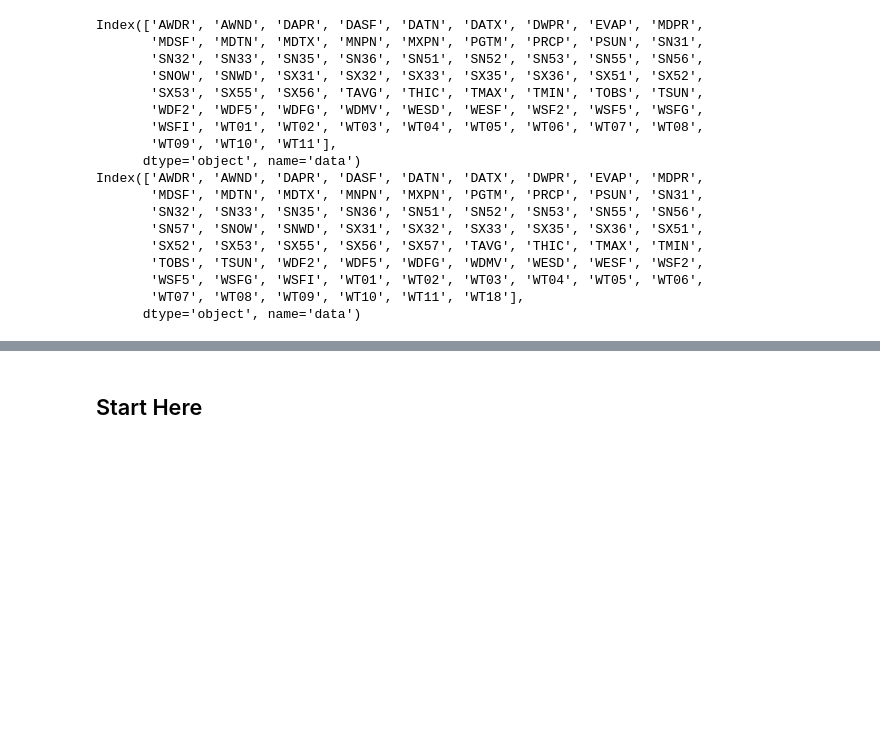
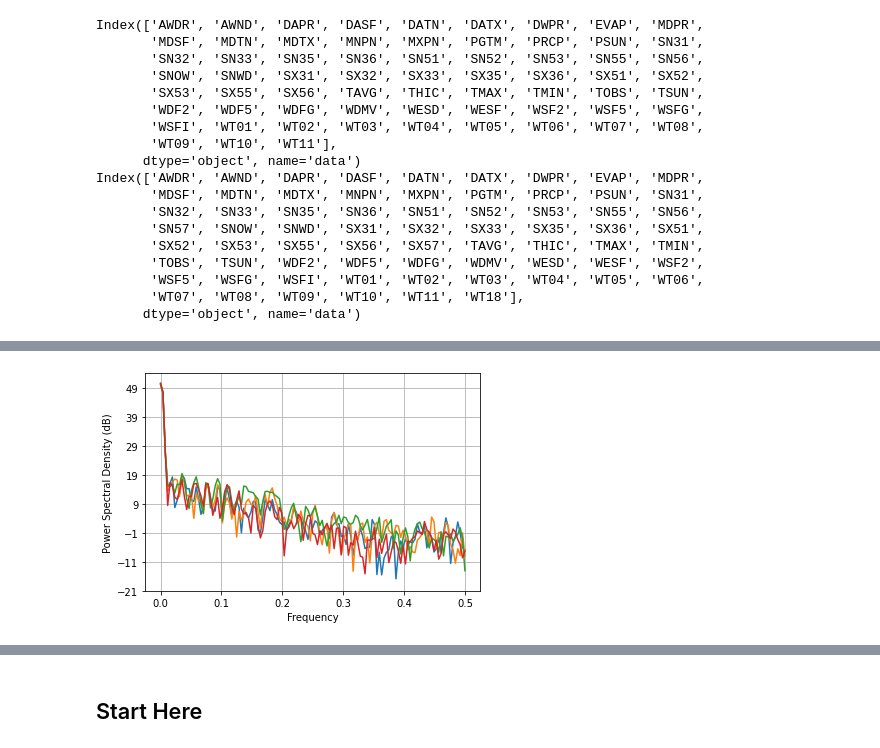
Before and after one commit to athena-ye/Historical-Data, a Jupyter notebook: Historical Data.ipynb, the cells around one changed output, grey strips where cells are left out. Saved outputs shown, nothing was run; the diff lists cells and outputs as text; code cells hidden in the pictures; blank space fills up the shorter version.

```diff
--- a/Historical Data.ipynb
+++ b/Historical Data.ipynb
@@ -137 +171,17 @@ for f in glob.glob("/Users/athenaye/Desktop/by_year_parquet_trial/*.csv.parquet"
+# %%
+for x in range(len(maxoverall.columns)):
+    nonan = maxoverall[maxoverall.columns[x]]
+    nonan = nonan.interpolate('time', limit_direction='both')
+    a,b = plt.psd(nonan, Fs = 1, scale_by_freq = False)
+
+    if x == 0:
+        tmaxacumulative = a
+        tmaxbcumulative = b
+    else:
+        tmaxacumulative = np.vstack([tmaxacumulative, a])
+        tmaxbcumulative = np.vstack([tmaxbcumulative, b])
+tmaxamean = np.nanmean(tmaxacumulative, axis=(0))
+tmaxbmean = np.nanmean(tmaxbcumulative, axis=(0))
+# %% [output]
+[figure, added]
 # %%
```
Also changed, not shown: parts of 56 cells of this notebook, 1 other file.
